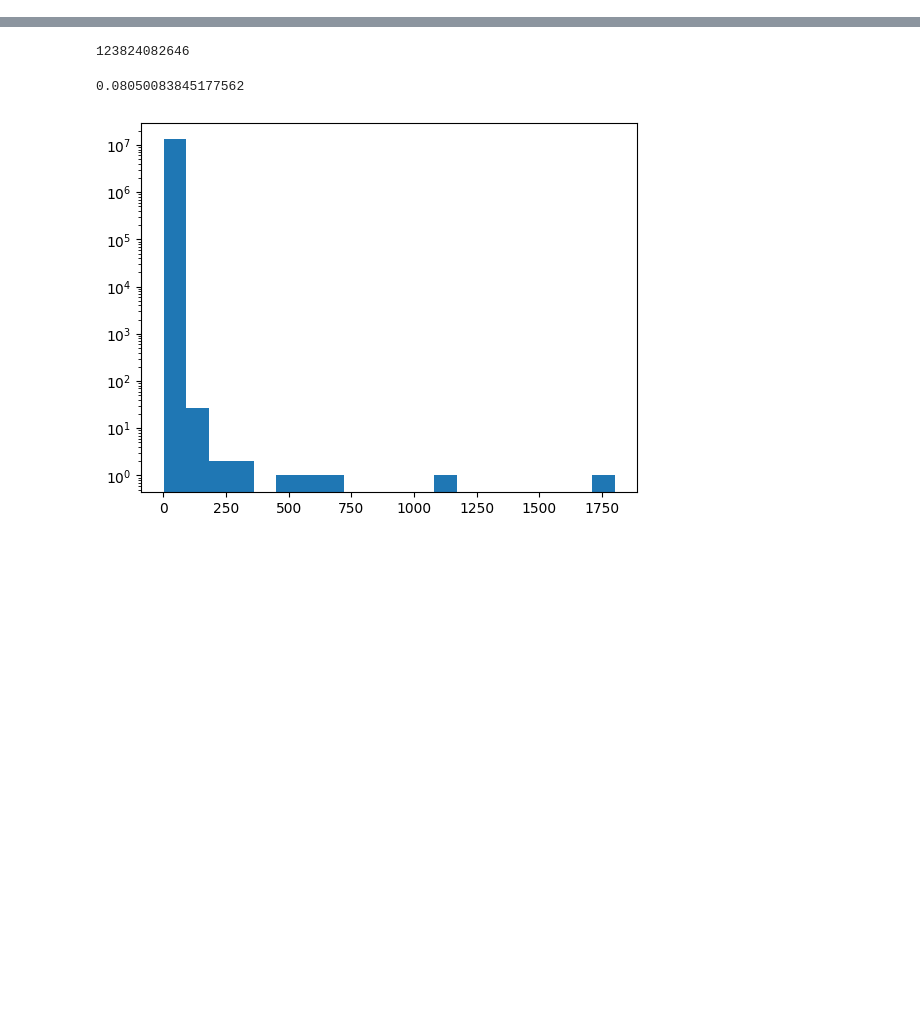
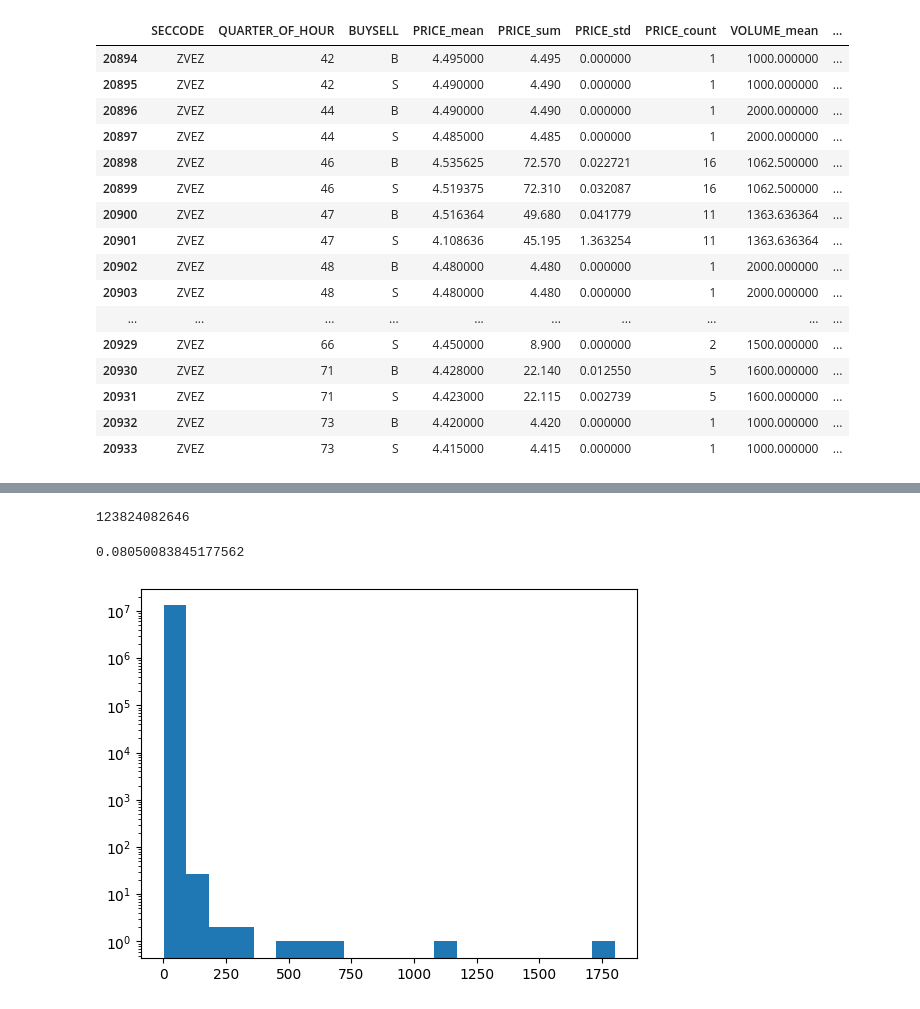
Before and after one commit to algorithm-pirogok/RL_market, a Jupyter notebook: test.ipynb, the cells around one changed output, grey strips where cells are left out. Saved outputs shown, nothing was run; the diff lists cells and outputs as text; code cells hidden in the pictures; blank space fills up the shorter version.

```diff
--- a/test.ipynb
+++ b/test.ipynb
@@ -5,0 +75,29 @@ from tqdm import tqdm
+# %%
+def get_stats(name_of_file) -> None:
+    data = pd.read_csv(f"data/csv/{name_of_file}.csv")
+    data = data[data.ACTION == 2].drop(columns=['ACTION', 'NO', 'TRADENO', 'TRADEPRICE', 'ORDERNO'])
+    data['HOUR'] = data.TIME.apply(lambda x: int(str(x)[:2]))
+    data['MINUTE'] = data.TIME.apply(lambda x: int(str(x)[2:4]))
+    data['HALF_OF_HOUR'] = data['HOUR'] * 2 + (data['MINUTE'] >= 30)
+    data['QUARTER_OF_HOUR'] = data['HOUR'] * 4 + (data['MINUTE'] // 15)
+    data = data.drop(columns=['TIME', 'MINUTE'])
+    for period in ['HOUR', 'HALF_OF_HOUR', 'QUARTER_OF_HOUR']:
+        df = data.groupby(['SECCODE', 'BUYSELL', period]).agg({'PRICE': ['mean', 'sum', 'std', 'count'], 'VOLUME': ['mean', 'sum', 'std', 'count']}).unstack(fill_value=None).stack(level=2, dropna=False)
+        df.columns = [f'{cat}_{stat}' for cat, stat in df.columns]
+        df.fillna({col: 0 for col in ['PRICE_std', 'PRICE_sum', 'PRICE_count', 'VOLUME_mean', 'VOLUME_sum', 'VOLUME_std', 'VOLUME_count']}, inplace=True)
+        df['PRICE_mean'] = df['PRICE_mean'].ffill().bfill()
+        df = df.reset_index()
+        df = df.groupby(['SECCODE', period]).agg({'PRICE_mean': ['min', 'max'],
+                                     'PRICE_sum': 'sum',
+                                     'PRICE_std': 'mean',
+                                     'PRICE_count': 'sum',
+                                     'VOLUME_mean': 'mean',
+                                     'VOLUME_sum': 'sum',
+                                     'VOLUME_std': 'mean'
+                                     })
+        df.columns = [f'{cat}_{stat}' for cat, stat in df.columns]
+        df = df.reset_index()
+        df.to_csv(f'data/statistics/{name_of_file}_{period}.csv')
+    print("Stats computed")
+# %%
+df = get_stats('stock_20210303')
@@ -5,0 +160,20 @@ from tqdm import tqdm
+# %%
+df.reset_index()[df.reset_index()['SECCODE'] == 'ZVEZ']
+# %% [output]
+|  | SECCODE | QUARTER_OF_HOUR | BUYSELL | PRICE_mean | PRICE_sum | PRICE_std | PRICE_count | VOLUME_mean | ... |
+| 20894 | ZVEZ | 42 | B | 4.495000 | 4.495 | 0.000000 | 1 | 1000.000000 | ... |
+| 20895 | ZVEZ | 42 | S | 4.490000 | 4.490 | 0.000000 | 1 | 1000.000000 | ... |
+| 20896 | ZVEZ | 44 | B | 4.490000 | 4.490 | 0.000000 | 1 | 2000.000000 | ... |
+| 20897 | ZVEZ | 44 | S | 4.485000 | 4.485 | 0.000000 | 1 | 2000.000000 | ... |
+| 20898 | ZVEZ | 46 | B | 4.535625 | 72.570 | 0.022721 | 16 | 1062.500000 | ... |
+| 20899 | ZVEZ | 46 | S | 4.519375 | 72.310 | 0.032087 | 16 | 1062.500000 | ... |
+| 20900 | ZVEZ | 47 | B | 4.516364 | 49.680 | 0.041779 | 11 | 1363.636364 | ... |
+| 20901 | ZVEZ | 47 | S | 4.108636 | 45.195 | 1.363254 | 11 | 1363.636364 | ... |
+| 20902 | ZVEZ | 48 | B | 4.480000 | 4.480 | 0.000000 | 1 | 2000.000000 | ... |
+| 20903 | ZVEZ | 48 | S | 4.480000 | 4.480 | 0.000000 | 1 | 2000.000000 | ... |
+| ... | ... | ... | ... | ... | ... | ... | ... | ... | ... |
+| 20929 | ZVEZ | 66 | S | 4.450000 | 8.900 | 0.000000 | 2 | 1500.000000 | ... |
+| 20930 | ZVEZ | 71 | B | 4.428000 | 22.140 | 0.012550 | 5 | 1600.000000 | ... |
+| 20931 | ZVEZ | 71 | S | 4.423000 | 22.115 | 0.002739 | 5 | 1600.000000 | ... |
+| 20932 | ZVEZ | 73 | B | 4.420000 | 4.420 | 0.000000 | 1 | 1000.000000 | ... |
+| 20933 | ZVEZ | 73 | S | 4.415000 | 4.415 | 0.000000 | 1 | 1000.000000 | ... |
```
Also changed, not shown: parts of 11 cells of this notebook, 3 other files.
